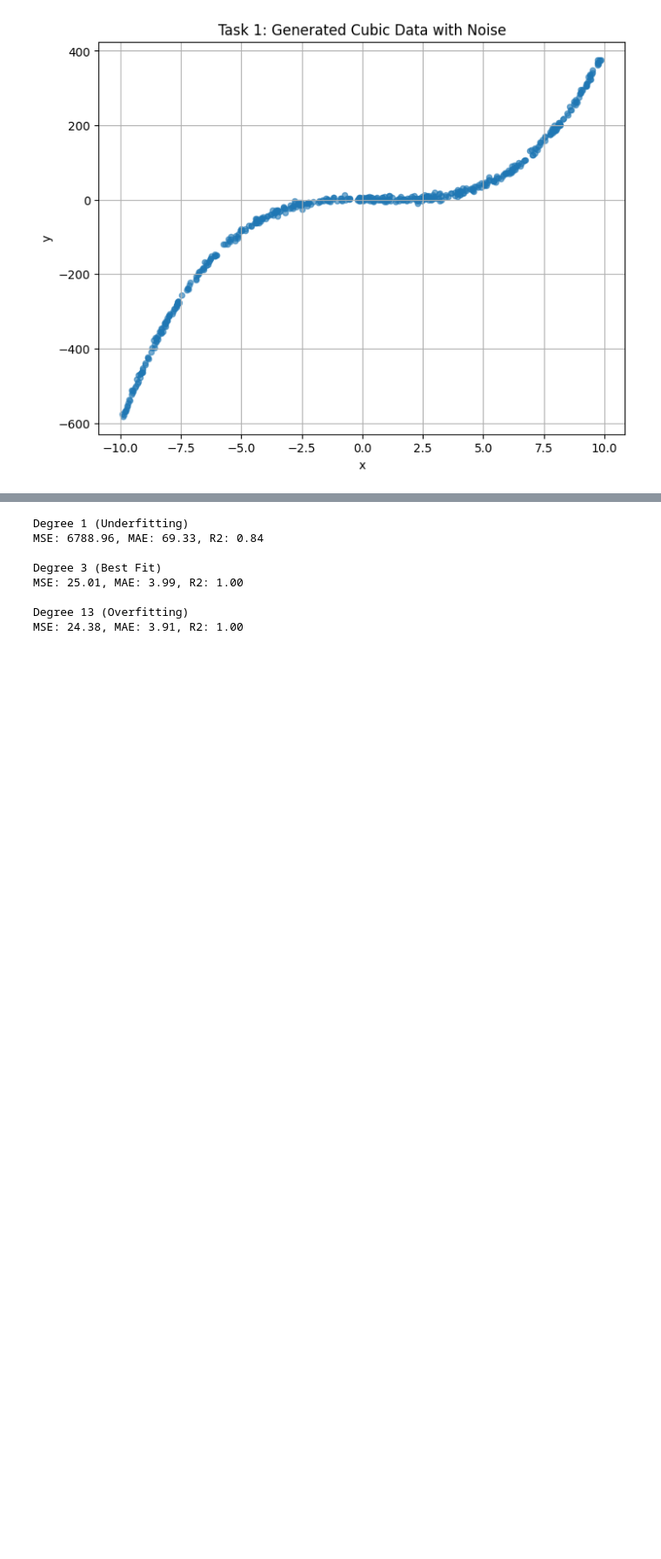
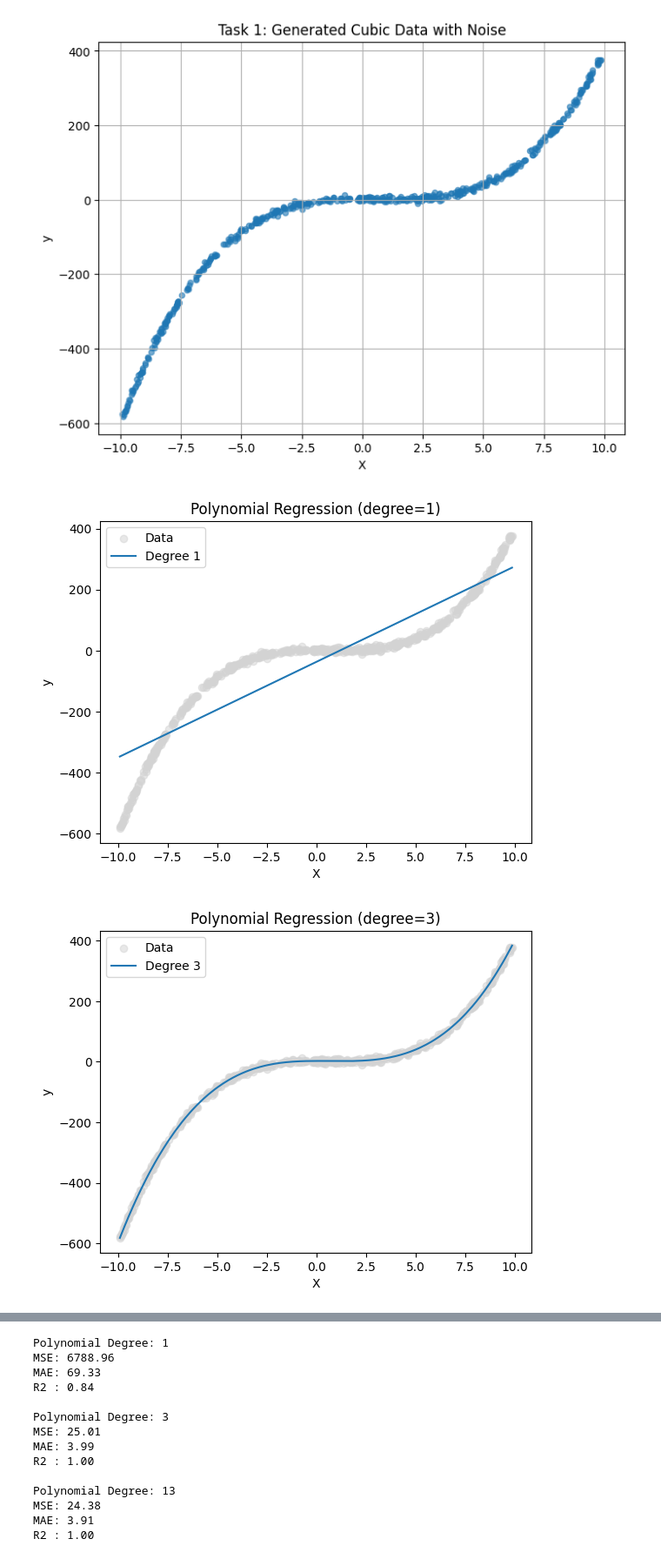
Before and after one commit to Neogenxx/Machine-Learning-Lab, a Jupyter notebook: programming/Lab5/exp5.ipynb, the cells around one changed output, grey strips where cells are left out. Shown at 87% size. Saved outputs shown, nothing was run; the diff lists cells and outputs as text; code cells hidden in the pictures; blank space fills up the shorter version.

Commit message:
added the visualization for  the degree 1 ,3, 13 polynomial regression and added the logistic regression on breast cancer data

```diff
--- a/programming/Lab5/exp5.ipynb
+++ b/programming/Lab5/exp5.ipynb
@@ -25,19 +25,19 @@ np.random.seed(42)
 
 
 # Generate input data
-x = np.random.uniform(-10, 10, 500).reshape(-1, 1)
+X = np.random.uniform(-10, 10, 500).reshape(-1, 1)
 
 # Ground truth function
-y_true = 0.5 * x**3 - x**2 + 2
+y_true = 0.5 * X**3 - X**2 + 2
 
 # Add Gaussian noise
 noise = np.random.normal(0, 5, size=(500, 1))
 y = y_true + noise
-print("Generated data shape:", x.shape, y.shape)
+print("Generated data shape:", X.shape, y.shape)
 # Visualization
 plt.figure(figsize=(8, 6))
-plt.scatter(x.ravel(), y.ravel(), s=20, alpha=0.6)
-plt.xlabel("x")
+plt.scatter(X.ravel(), y.ravel(), s=20, alpha=0.6)
+plt.xlabel("X")
 plt.ylabel("y")
 plt.title("Task 1: Generated Cubic Data with Noise")
 plt.grid(True)
@@ -48,36 +48,48 @@ Generated data shape: (500, 1) (500, 1)
 # %%
 from sklearn.preprocessing import PolynomialFeatures
 from sklearn.linear_model import LinearRegression
 from sklearn.metrics import mean_squared_error, mean_absolute_error, r2_score
 
-def train_evaluate_plot(x, y, degree):
+# Function to fit and evaluate polynomial regression
+def polynomial_regression(X, y, degree):
     poly = PolynomialFeatures(degree=degree)
-    x_poly = poly.fit_transform(x)
+    X_poly = poly.fit_transform(X)
 
     model = LinearRegression()
-    model.fit(x_poly, y)
+    model.fit(X_poly, y)
 
-    y_pred = model.predict(x_poly)
+    y_pred = model.predict(X_poly)
 
+    # Performance metrics
     mse = mean_squared_error(y, y_pred)
     mae = mean_absolute_error(y, y_pred)
     r2 = r2_score(y, y_pred)
 
-    return model, poly, y_pred, mse, mae, r2
+    return model, y_pred, mse, mae, r2
+# Fit models for degree 1, 3, and 13
+degrees = [1, 3, 13]
+results = {}
+for d in degrees:
+    model, y_pred, mse, mae, r2 = polynomial_regression(X, y, d)
+    results[d] = {"model": model, "MSE": mse, "MAE": mae, "R2": r2}
 
-
-# Train models
-model_1, poly_1, y_pred_1, mse_1, mae_1, r2_1 = train_evaluate_plot(x, y, 1)
-model_3, poly_3, y_pred_3, mse_3, mae_3, r2_3 = train_evaluate_plot(x, y, 3)
-model_13, poly_13, y_pred_13, mse_13, mae_13, r2_13 = train_evaluate_plot(x, y, 13)
-
-# Print metrics
-print("Degree 1 (Underfitting)")
-print(f"MSE: {mse_1:.2f}, MAE: {mae_1:.2f}, R2: {r2_1:.2f}\n")
-
-print("Degree 3 (Best Fit)")
-print(f"MSE: {mse_3:.2f}, MAE: {mae_3:.2f}, R2: {r2_3:.2f}\n")
-
-print("Degree 13 (Overfitting)")
-print(f"MSE: {mse_13:.2f}, MAE: {mae_13:.2f}, R2: {r2_13:.2f}")
+    # Visualization
+    plt.scatter(X, y, color='lightgray', alpha=0.5, label="Data")
+    sorted_idx = X[:,0].argsort()
+    plt.plot(X[sorted_idx], y_pred[sorted_idx], label=f"Degree {d}")
+    plt.title(f"Polynomial Regression (degree={d})")
+    plt.xlabel("X")
+    plt.ylabel("y")
+    plt.legend()
+    plt.show()
+# ======================================
+# Task 3: Display Performance Metrics
+# ======================================
+for d in results:
+    print(f"\nPolynomial Degree: {d}")
+    print(f"MSE: {results[d]['MSE']:.2f}")
+    print(f"MAE: {results[d]['MAE']:.2f}")
+    print(f"R2 : {results[d]['R2']:.2f}")
 # %% [output]
+[figure, added]
+[figure, added]
@@ -84,8 +97,14 @@ print(f"MSE: {mse_13:.2f}, MAE: {mae_13:.2f}, R2: {r2_13:.2f}")
-Degree 1 (Underfitting)
-MSE: 6788.96, MAE: 69.33, R2: 0.84
+Polynomial Degree: 1
+MSE: 6788.96
+MAE: 69.33
+R2 : 0.84
 
-Degree 3 (Best Fit)
-MSE: 25.01, MAE: 3.99, R2: 1.00
+Polynomial Degree: 3
+MSE: 25.01
+MAE: 3.99
+R2 : 1.00
 
-Degree 13 (Overfitting)
-MSE: 24.38, MAE: 3.91, R2: 1.00
+Polynomial Degree: 13
+MSE: 24.38
+MAE: 3.91
+R2 : 1.00
```
Also changed, not shown: parts of 1 cell of this notebook, 1 other file.
